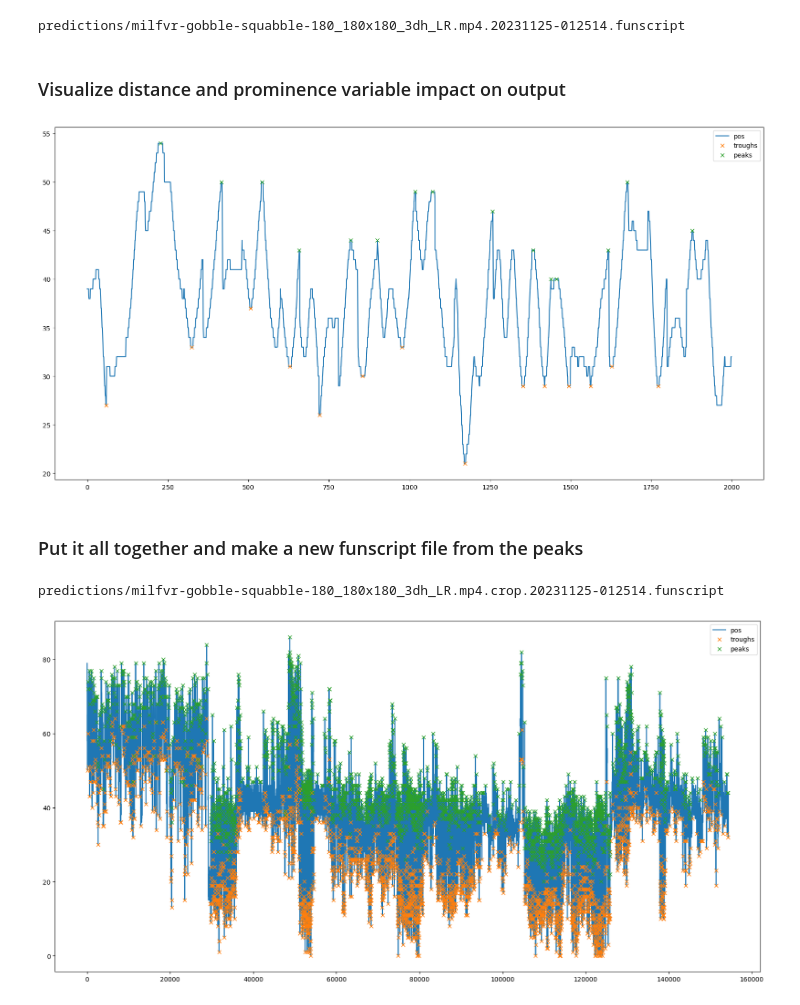
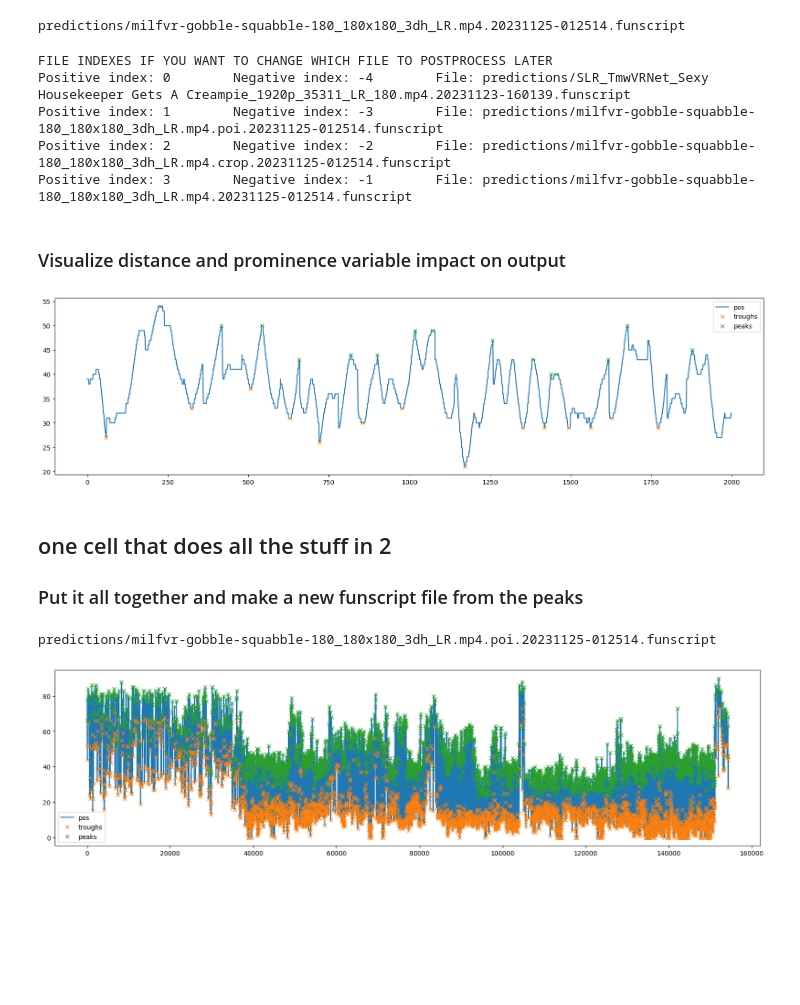
Before and after one commit to herpaderpapotato/silver-lamp, a Jupyter notebook: postprocess_funscript.ipynb, the cells around one changed output. Cells and saved outputs as stored; diff of their text form; code cells hidden in the pictures; blank space fills up the shorter version.

```diff
--- a/postprocess_funscript.ipynb
+++ b/postprocess_funscript.ipynb
@@ -22,28 +59,43 @@ for action in actions:
 pos = np.array(pos)
 # %% [output]
 predictions/milfvr-gobble-squabble-180_180x180_3dh_LR.mp4.20231125-012514.funscript
+# %%
+print("FILE INDEXES IF YOU WANT TO CHANGE WHICH FILE TO POSTPROCESS LATER")
+files = glob('predictions/*.funscript')
+files = [file for file in files if 'postprocessed' not in file]
+for i in range(len(files)):
+    print("Positive index:", i, "       Negative index:", -len(files)+i, "       File:", files[i])
+# %% [output]
+FILE INDEXES IF YOU WANT TO CHANGE WHICH FILE TO POSTPROCESS LATER
+Positive index: 0        Negative index: -4        File: predictions/SLR_TmwVRNet_Sexy Housekeeper Gets A Creampie_1920p_35311_LR_180.mp4.20231123-160139.funscript
+Positive index: 1        Negative index: -3        File: predictions/milfvr-gobble-squabble-180_180x180_3dh_LR.mp4.poi.20231125-012514.funscript
+Positive index: 2        Negative index: -2        File: predictions/milfvr-gobble-squabble-180_180x180_3dh_LR.mp4.crop.20231125-012514.funscript
+Positive index: 3        Negative index: -1        File: predictions/milfvr-gobble-squabble-180_180x180_3dh_LR.mp4.20231125-012514.funscript
 # %% [markdown]
 ### Visualize distance and prominence variable impact on output
 # %%
 start = 0
 finish = 2000
 distance = 10
 prominence = 10
 
 peaks, _ = find_peaks(pos[start:finish], distance=distance, prominence=prominence)
 pos_inverted = 100 - pos
 troughs, _ = find_peaks(pos_inverted[start:finish], distance=distance, prominence=prominence)
-plt.rcParams['figure.figsize'] = [20, 10]
+plt.rcParams['figure.figsize'] = [20, 5]
 plt.plot(pos[start:finish])
 plt.plot(troughs, pos[troughs], 'x')
 plt.plot(peaks, pos[peaks], 'x')
 plt.legend(['pos', 'troughs', 'peaks'])
 plt.show()
 # %% [output]
-[figure, old version]
+[figure, new version]
 # %% [markdown]
+## one cell that does all the stuff in 2
 ### Put it all together and make a new funscript file from the peaks
 # %%
+WHICH_FILE = -3  # -1 is the last file, -2 is the second last file, etc.
+
 
 from glob import glob
 import os
@@ -59,7 +111,7 @@ prominence = 10
 
 files = glob('predictions/*.funscript')
 files = [file for file in files if 'postprocessed' not in file]
-file = files[-2]
+file = files[WHICH_FILE]
 print(file)
 json_data = json.load(open(file))
 actions = json_data['actions']
@@ -96,5 +148,5 @@ newfile = file.replace('.funscript', '_postprocessed.funscript')
 with open(newfile, 'w') as outfile:
     json.dump(new_json, outfile, indent=4)
 # %% [output]
-predictions/milfvr-gobble-squabble-180_180x180_3dh_LR.mp4.crop.20231125-012514.funscript
+predictions/milfvr-gobble-squabble-180_180x180_3dh_LR.mp4.poi.20231125-012514.funscript
-[figure, old version]
+[figure, new version]
```
Also changed, not shown: parts of 10 cells of this notebook.
